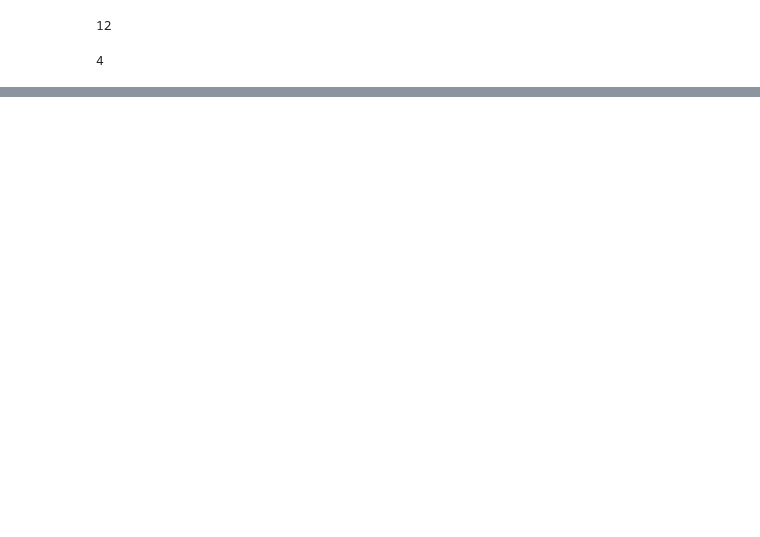
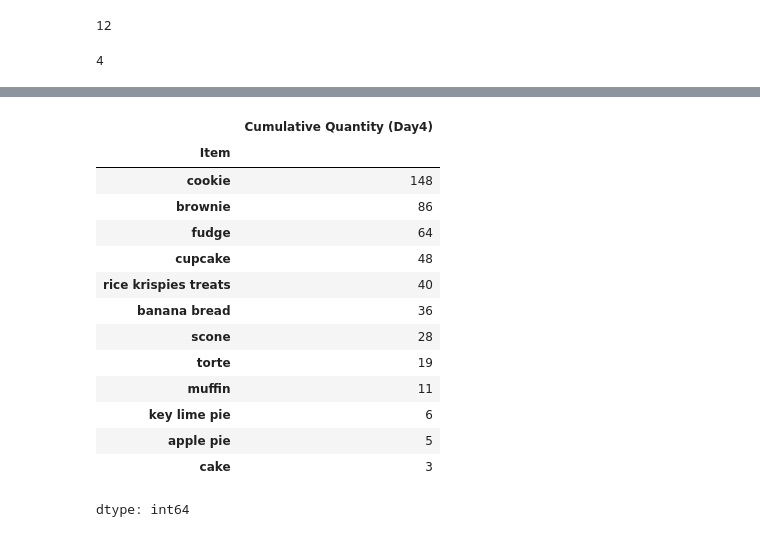
Before and after one commit to SamarBaghdadi/CodingDojo_DS_V23, a Jupyter notebook: Slicing_intro.ipynb, the cells around one changed output, grey strips where cells are left out. Saved outputs shown, nothing was run; the diff lists cells and outputs as text; code cells hidden in the pictures; blank space fills up the shorter version.

```diff
--- a/Slicing_intro.ipynb
+++ b/Slicing_intro.ipynb
@@ -313,0 +390,18 @@ df_students
+# %%
+df['Cumulative Quantity (Day4)'].sort_values(ascending=False)
+# %% [output]
+|  | Cumulative Quantity (Day4) |
+| Item |  |
+| cookie | 148 |
+| brownie | 86 |
+| fudge | 64 |
+| cupcake | 48 |
+| rice krispies treats | 40 |
+| banana bread | 36 |
+| scone | 28 |
+| torte | 19 |
+| muffin | 11 |
+| key lime pie | 6 |
+| apple pie | 5 |
+| cake | 3 |
+dtype: int64
```
Also changed, not shown: parts of 14 cells of this notebook.
